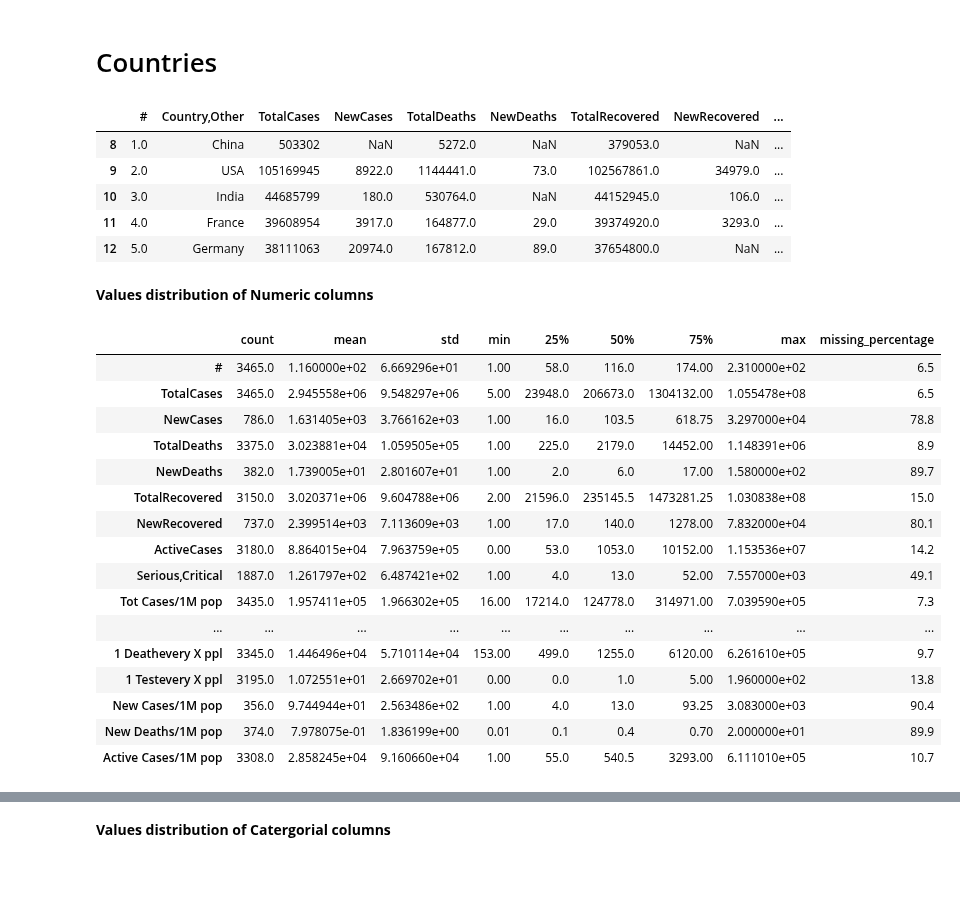
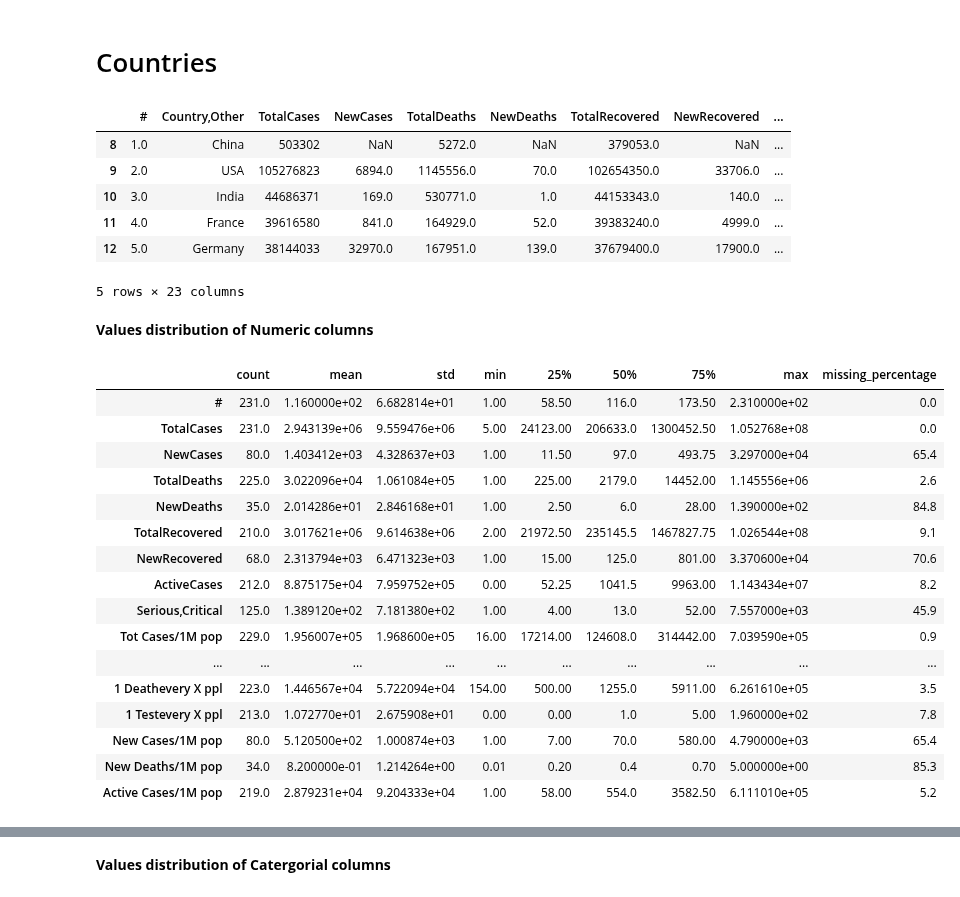
Before and after one commit to daongochoa2002/Lab1-Data-Visualization, a Jupyter notebook: Coronavirus Analysis.ipynb, the cells around one changed output, grey strips where cells are left out. Saved outputs shown, nothing was run; the diff lists cells and outputs as text; code cells hidden in the pictures.

```diff
--- a/Coronavirus Analysis.ipynb
+++ b/Coronavirus Analysis.ipynb
@@ -148,7 +51,7 @@ csv_files
 # %%
 df_list = (pd.read_csv(file) for file in csv_files)
 # %%
-big_df = pd.concat(df_list, ignore_index=True)
+big_df = pd.read_csv('Date2023-02-27.csv')
 # %%
 big_df.head()
 # %% [output]
@@ -234,10 +111,10 @@ memory usage: 694.8+ KB
 columns = ['TotalCases', 'NewCases', 'TotalDeaths',\
        'TotalRecovered', 'NewRecovered', 'ActiveCases',\
        'Serious,Critical', 'Tot\xa0Cases/1M pop', 'Deaths/1M pop', 'TotalTests',\
-       'Population', '1 Caseevery X ppl',\
+       'Tests/\n1M pop\n', 'Population', '1 Caseevery X ppl',\
        '1 Deathevery X ppl', 'New Cases/1M pop', 'Active Cases/1M pop']
 # %%
-big_df[columns] = big_df[columns].apply(lambda x: pd.to_numeric(x.str.replace('\D','',regex=True)))
+big_df[columns] = big_df[columns].astype(str).apply(lambda x: pd.to_numeric(x.str.replace('\D','',regex=True)))
 # %%
 big_df.describe()
 # %% [output]
@@ -262,31 +139,32 @@ countries_df.head()
 # %% [output]
 |  | # | Country,Other | TotalCases | NewCases | TotalDeaths | NewDeaths | TotalRecovered | NewRecovered | ... |
 | 8 | 1.0 | China | 503302 | NaN | 5272.0 | NaN | 379053.0 | NaN | ... |
-| 9 | 2.0 | USA | 105169945 | 8922.0 | 1144441.0 | 73.0 | 102567861.0 | 34979.0 | ... |
-| 10 | 3.0 | India | 44685799 | 180.0 | 530764.0 | NaN | 44152945.0 | 106.0 | ... |
-| 11 | 4.0 | France | 39608954 | 3917.0 | 164877.0 | 29.0 | 39374920.0 | 3293.0 | ... |
-| 12 | 5.0 | Germany | 38111063 | 20974.0 | 167812.0 | 89.0 | 37654800.0 | NaN | ... |
+| 9 | 2.0 | USA | 105276823 | 6894.0 | 1145556.0 | 70.0 | 102654350.0 | 33706.0 | ... |
+| 10 | 3.0 | India | 44686371 | 169.0 | 530771.0 | 1.0 | 44153343.0 | 140.0 | ... |
+| 11 | 4.0 | France | 39616580 | 841.0 | 164929.0 | 52.0 | 39383240.0 | 4999.0 | ... |
+| 12 | 5.0 | Germany | 38144033 | 32970.0 | 167951.0 | 139.0 | 37679400.0 | 17900.0 | ... |
+5 rows × 23 columns
 # %% [markdown]
 **Values distribution of Numeric columns**
 # %%
 df = countries_df.describe().T
-df['missing_percentage'] = ((1-df['count']/rows) * 100).round(1)
+df['missing_percentage'] = ((1-df['count']/len(countries_df)) * 100).round(1)
 df
 # %% [output]
 |  | count | mean | std | min | 25% | 50% | 75% | max | missing_percentage |
-| # | 3465.0 | 1.160000e+02 | 6.669296e+01 | 1.00 | 58.0 | 116.0 | 174.00 | 2.310000e+02 | 6.5 |
-| TotalCases | 3465.0 | 2.945558e+06 | 9.548297e+06 | 5.00 | 23948.0 | 206673.0 | 1304132.00 | 1.055478e+08 | 6.5 |
-| NewCases | 786.0 | 1.631405e+03 | 3.766162e+03 | 1.00 | 16.0 | 103.5 | 618.75 | 3.297000e+04 | 78.8 |
-| TotalDeaths | 3375.0 | 3.023881e+04 | 1.059505e+05 | 1.00 | 225.0 | 2179.0 | 14452.00 | 1.148391e+06 | 8.9 |
-| NewDeaths | 382.0 | 1.739005e+01 | 2.801607e+01 | 1.00 | 2.0 | 6.0 | 17.00 | 1.580000e+02 | 89.7 |
-| TotalRecovered | 3150.0 | 3.020371e+06 | 9.604788e+06 | 2.00 | 21596.0 | 235145.5 | 1473281.25 | 1.030838e+08 | 15.0 |
-| NewRecovered | 737.0 | 2.399514e+03 | 7.113609e+03 | 1.00 | 17.0 | 140.0 | 1278.00 | 7.832000e+04 | 80.1 |
-| ActiveCases | 3180.0 | 8.864015e+04 | 7.963759e+05 | 0.00 | 53.0 | 1053.0 | 10152.00 | 1.153536e+07 | 14.2 |
-| Serious,Critical | 1887.0 | 1.261797e+02 | 6.487421e+02 | 1.00 | 4.0 | 13.0 | 52.00 | 7.557000e+03 | 49.1 |
-| Tot Cases/1M pop | 3435.0 | 1.957411e+05 | 1.966302e+05 | 16.00 | 17214.0 | 124778.0 | 314971.00 | 7.039590e+05 | 7.3 |
+| # | 231.0 | 1.160000e+02 | 6.682814e+01 | 1.00 | 58.50 | 116.0 | 173.50 | 2.310000e+02 | 0.0 |
+| TotalCases | 231.0 | 2.943139e+06 | 9.559476e+06 | 5.00 | 24123.00 | 206633.0 | 1300452.50 | 1.052768e+08 | 0.0 |
+| NewCases | 80.0 | 1.403412e+03 | 4.328637e+03 | 1.00 | 11.50 | 97.0 | 493.75 | 3.297000e+04 | 65.4 |
+| TotalDeaths | 225.0 | 3.022096e+04 | 1.061084e+05 | 1.00 | 225.00 | 2179.0 | 14452.00 | 1.145556e+06 | 2.6 |
+| NewDeaths | 35.0 | 2.014286e+01 | 2.846168e+01 | 1.00 | 2.50 | 6.0 | 28.00 | 1.390000e+02 | 84.8 |
+| TotalRecovered | 210.0 | 3.017621e+06 | 9.614638e+06 | 2.00 | 21972.50 | 235145.5 | 1467827.75 | 1.026544e+08 | 9.1 |
+| NewRecovered | 68.0 | 2.313794e+03 | 6.471323e+03 | 1.00 | 15.00 | 125.0 | 801.00 | 3.370600e+04 | 70.6 |
+| ActiveCases | 212.0 | 8.875175e+04 | 7.959752e+05 | 0.00 | 52.25 | 1041.5 | 9963.00 | 1.143434e+07 | 8.2 |
+| Serious,Critical | 125.0 | 1.389120e+02 | 7.181380e+02 | 1.00 | 4.00 | 13.0 | 52.00 | 7.557000e+03 | 45.9 |
+| Tot Cases/1M pop | 229.0 | 1.956007e+05 | 1.968600e+05 | 16.00 | 17214.00 | 124608.0 | 314442.00 | 7.039590e+05 | 0.9 |
 | ... | ... | ... | ... | ... | ... | ... | ... | ... | ... |
-| 1 Deathevery X ppl | 3345.0 | 1.446496e+04 | 5.710114e+04 | 153.00 | 499.0 | 1255.0 | 6120.00 | 6.261610e+05 | 9.7 |
-| 1 Testevery X ppl | 3195.0 | 1.072551e+01 | 2.669702e+01 | 0.00 | 0.0 | 1.0 | 5.00 | 1.960000e+02 | 13.8 |
-| New Cases/1M pop | 356.0 | 9.744944e+01 | 2.563486e+02 | 1.00 | 4.0 | 13.0 | 93.25 | 3.083000e+03 | 90.4 |
-| New Deaths/1M pop | 374.0 | 7.978075e-01 | 1.836199e+00 | 0.01 | 0.1 | 0.4 | 0.70 | 2.000000e+01 | 89.9 |
-| Active Cases/1M pop | 3308.0 | 2.858245e+04 | 9.160660e+04 | 1.00 | 55.0 | 540.5 | 3293.00 | 6.111010e+05 | 10.7 |
+| 1 Deathevery X ppl | 223.0 | 1.446567e+04 | 5.722094e+04 | 154.00 | 500.00 | 1255.0 | 5911.00 | 6.261610e+05 | 3.5 |
+| 1 Testevery X ppl | 213.0 | 1.072770e+01 | 2.675908e+01 | 0.00 | 0.00 | 1.0 | 5.00 | 1.960000e+02 | 7.8 |
+| New Cases/1M pop | 80.0 | 5.120500e+02 | 1.000874e+03 | 1.00 | 7.00 | 70.0 | 580.00 | 4.790000e+03 | 65.4 |
+| New Deaths/1M pop | 34.0 | 8.200000e-01 | 1.214264e+00 | 0.01 | 0.20 | 0.4 | 0.70 | 5.000000e+00 | 85.3 |
+| Active Cases/1M pop | 219.0 | 2.879231e+04 | 9.204333e+04 | 1.00 | 58.00 | 554.0 | 3582.50 | 6.111010e+05 | 5.2 |
```
Also changed, not shown: parts of 81 cells of this notebook.
